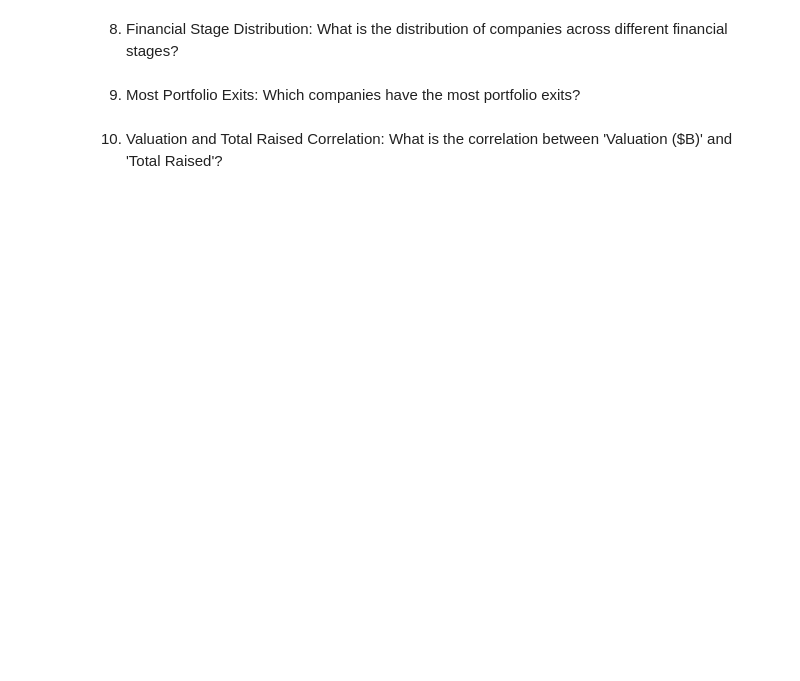
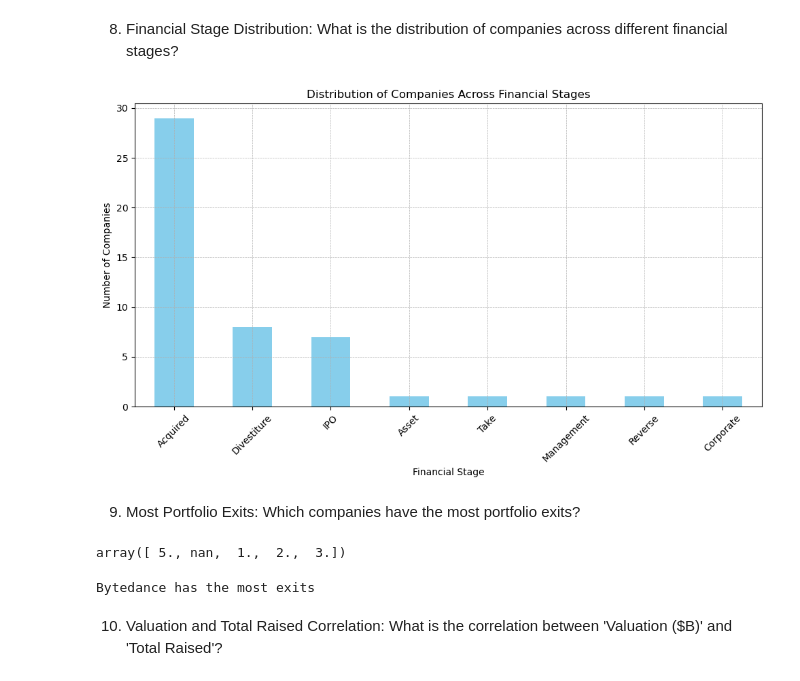
Before and after one commit to tasnimahmed11/dds_ai_residency, a Jupyter notebook: EDA/unicorn_companies_eda.ipynb, the cells around one changed output. Cells and saved outputs as stored; diff of their text form; code cells hidden in the pictures; blank space fills up the shorter version.

```diff
--- a/EDA/unicorn_companies_eda.ipynb
+++ b/EDA/unicorn_companies_eda.ipynb
@@ -285,4 +338,32 @@ my_dataframe.loc[(my_dataframe["column_name"] >= lower_limit) & (my_dataframe["c
+# %%
+df['Financial Stage'] = df['Financial Stage'].replace('Acq', 'Acquired')
+#df['Financial Stage'] = df['Financial Stage'].fillna('Unknown')
+# %%
+# Calculate the distribution of companies across financial stages
+stage_distribution = df['Financial Stage'].value_counts()
+
+# Plotting the distribution as a bar chart
+plt.figure(figsize=(10, 6))
+stage_distribution.plot(kind='bar', color='skyblue')
+plt.title('Distribution of Companies Across Financial Stages')
+plt.xlabel('Financial Stage')  # Label the x-axis
+plt.ylabel('Number of Companies')  # Label the y-axis
+plt.xticks(rotation=45)  # Rotate the x-axis labels for better readability
+plt.grid(True, which='both', linestyle='--', linewidth=0.5)  # Add grid lines for better readability
+plt.tight_layout()  # Adjust layout to make room for the rotated x-axis labels
+plt.show()  # Display the plot
+# %% [output]
+[figure, added]
 # %% [markdown]
 9. Most Portfolio Exits: Which companies have the most portfolio exits?
+# %%
+df['Portfolio Exits'].unique()
+# %% [output]
+array([ 5., nan,  1.,  2.,  3.])
+# %%
+exits = df.loc[(df['Portfolio Exits'] == 5.0)]
+print(exits['Company'].values[0], 'has the most exits')
+# %% [output]
+Bytedance has the most exits
 # %% [markdown]
 10. Valuation and Total Raised Correlation: What is the correlation between 'Valuation ($B)' and 'Total Raised'?
```
Also changed, not shown: parts of 20 cells of this notebook.
